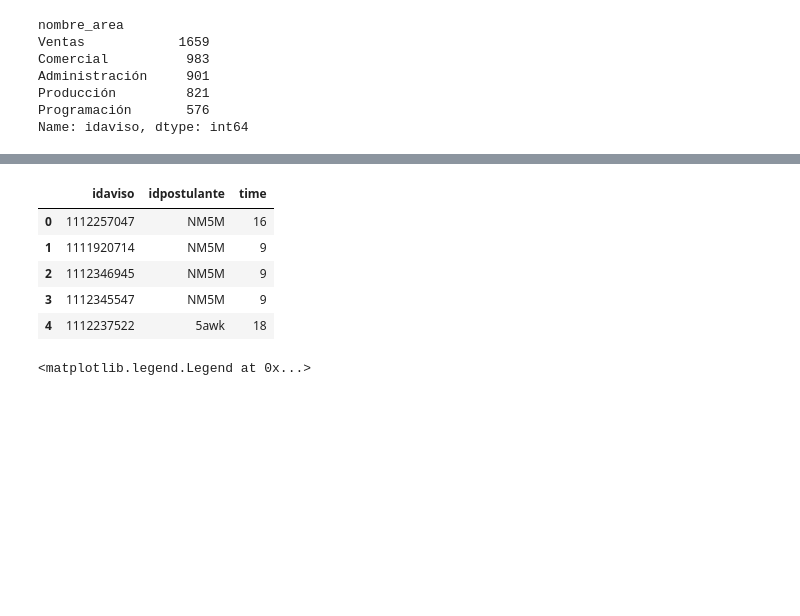
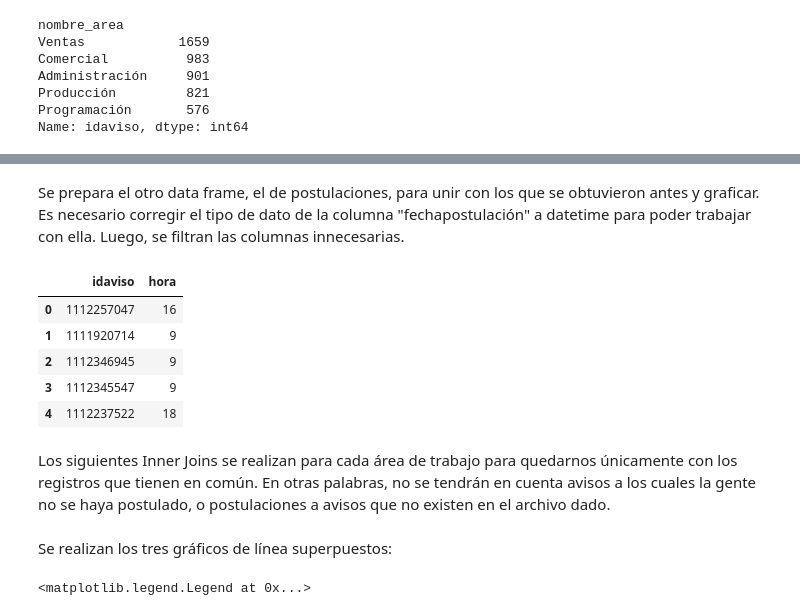
Before and after one commit to fedefunes96/TpDatos, a Jupyter notebook: Cantidad postulaciones por hora en top3 areas.ipynb, the cells around one changed output, grey strips where cells are left out. Cells and saved outputs as stored; diff of their text form; code cells hidden in the pictures; blank space fills up the shorter version.

```diff
--- a/Cantidad postulaciones por hora en top3 areas.ipynb
+++ b/Cantidad postulaciones por hora en top3 areas.ipynb
@@ -84,11 +52,18 @@ dfpost.groupby("time")["idpostulante"].count().plot()
-# %%
-dfpostsinfecha = dfpost[["idaviso","idpostulante","time"]]
-dfpostsinfecha.head()
-# %% [output]
-|  | idaviso | idpostulante | time |
-| 0 | 1112257047 | NM5M | 16 |
-| 1 | 1111920714 | NM5M | 9 |
-| 2 | 1112346945 | NM5M | 9 |
-| 3 | 1112345547 | NM5M | 9 |
-| 4 | 1112237522 | 5awk | 18 |
+# %% [markdown]
+Se prepara el otro data frame, el de postulaciones, para unir con los que se obtuvieron antes y graficar. Es necesario corregir el tipo de dato de la columna "fechapostulación" a datetime para poder trabajar con ella. Luego, se filtran las columnas innecesarias.
+# %%
+dfpostulaciones = pd.read_csv("TP1/fiuba_4_postulaciones.csv")
+dfpostulaciones["fechapostulacion"] = pd.to_datetime(dfpostulaciones["fechapostulacion"])
+dfpostulaciones["hora"] = dfpostulaciones["fechapostulacion"].dt.hour
+dfpostulaciones = dfpostulaciones[["idaviso","hora"]]
+dfpostulaciones.head()
+# %% [output]
+|  | idaviso | hora |
+| 0 | 1112257047 | 16 |
+| 1 | 1111920714 | 9 |
+| 2 | 1112346945 | 9 |
+| 3 | 1112345547 | 9 |
+| 4 | 1112237522 | 18 |
+# %% [markdown]
+Los siguientes Inner Joins se realizan para cada área de trabajo para quedarnos únicamente con los registros que tienen en común. En otras palabras, no se tendrán en cuenta avisos a los cuales la gente no se haya postulado, o postulaciones a avisos que no existen en el archivo dado.
 # %%
@@ -100 +73,3 @@ dfpostprogramacion = pd.merge(dfpostsinfecha,dfprogramacion,how="inner")
+# %% [markdown]
+Se realizan los tres gráficos de línea superpuestos:
 # %%
```
Also changed, not shown: parts of 15 cells of this notebook, 1 other file.
